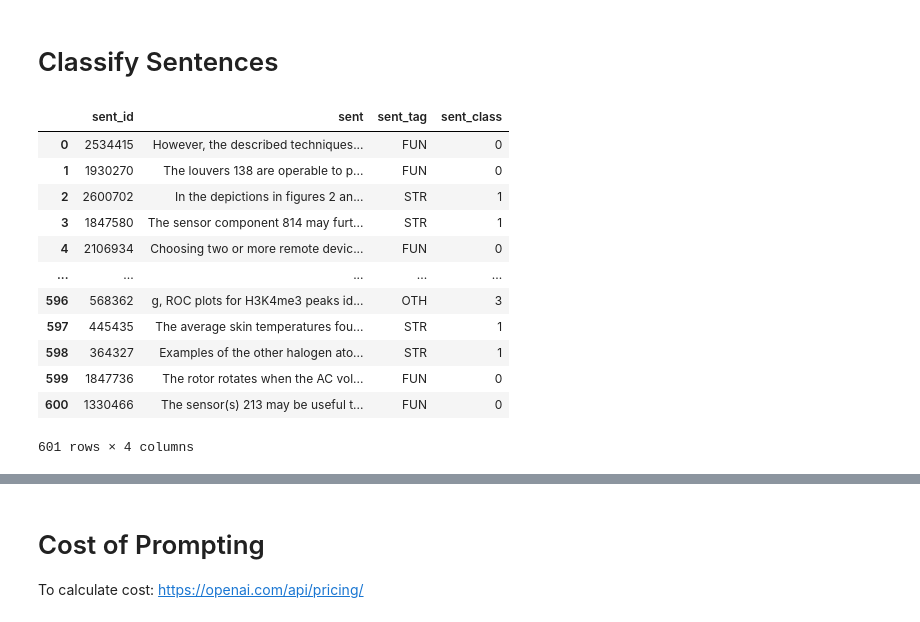
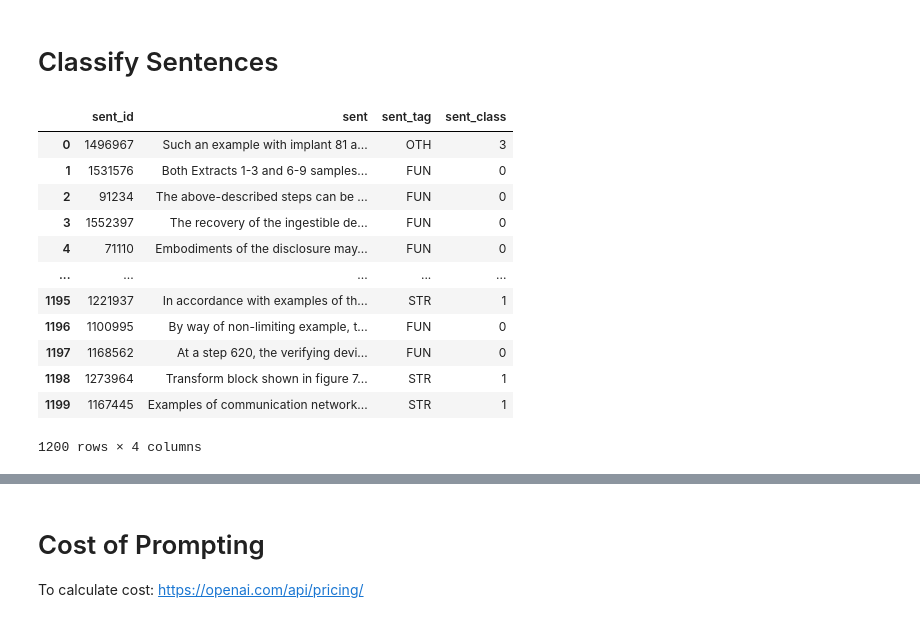
Before and after one commit to Marco-Consoloni/patent-sentence-classification, a Jupyter notebook: prompting/chatgpt_prompting.ipynb, the cells around one changed output, grey strips where cells are left out. Cells and saved outputs as stored; diff of their text form; code cells hidden in the pictures.

```diff
--- a/prompting/chatgpt_prompting.ipynb
+++ b/prompting/chatgpt_prompting.ipynb
@@ -172,20 +230,20 @@ Class:
 #  Classify Sentences
 # %%
 # Import data
-test_df = pd.read_excel("/home/fantoni/patent-sentence-classification/data/test.xlsx")
+test_df = pd.read_excel("/home/fantoni/patent-sentence-classification/data/test_agreement.xlsx")
 test_df
 # %% [output]
 |  | sent_id | sent | sent_tag | sent_class |
-| 0 | 2534415 | However, the described techniques... | FUN | 0 |
-| 1 | 1930270 | The louvers 138 are operable to p... | FUN | 0 |
-| 2 | 2600702 | In the depictions in figures 2 an... | STR | 1 |
-| 3 | 1847580 | The sensor component 814 may furt... | STR | 1 |
-| 4 | 2106934 | Choosing two or more remote devic... | FUN | 0 |
+| 0 | 1496967 | Such an example with implant 81 a... | OTH | 3 |
+| 1 | 1531576 | Both Extracts 1-3 and 6-9 samples... | FUN | 0 |
+| 2 | 91234 | The above-described steps can be ... | FUN | 0 |
+| 3 | 1552397 | The recovery of the ingestible de... | FUN | 0 |
+| 4 | 71110 | Embodiments of the disclosure may... | FUN | 0 |
 | ... | ... | ... | ... | ... |
-| 596 | 568362 | g, ROC plots for H3K4me3 peaks id... | OTH | 3 |
-| 597 | 445435 | The average skin temperatures fou... | STR | 1 |
-| 598 | 364327 | Examples of the other halogen ato... | STR | 1 |
-| 599 | 1847736 | The rotor rotates when the AC vol... | FUN | 0 |
-| 600 | 1330466 | The sensor(s) 213 may be useful t... | FUN | 0 |
+| 1195 | 1221937 | In accordance with examples of th... | STR | 1 |
+| 1196 | 1100995 | By way of non-limiting example, t... | FUN | 0 |
+| 1197 | 1168562 | At a step 620, the verifying devi... | FUN | 0 |
+| 1198 | 1273964 | Transform block shown in figure 7... | STR | 1 |
+| 1199 | 1167445 | Examples of communication network... | STR | 1 |
-601 rows × 4 columns
+1200 rows × 4 columns
 # %%
```
Also changed, not shown: parts of 9 cells of this notebook, 2 other files.
